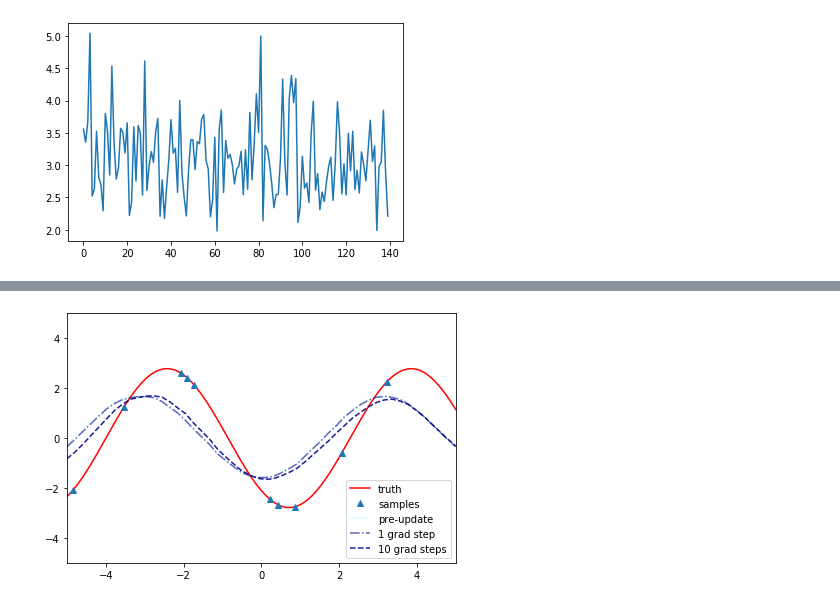
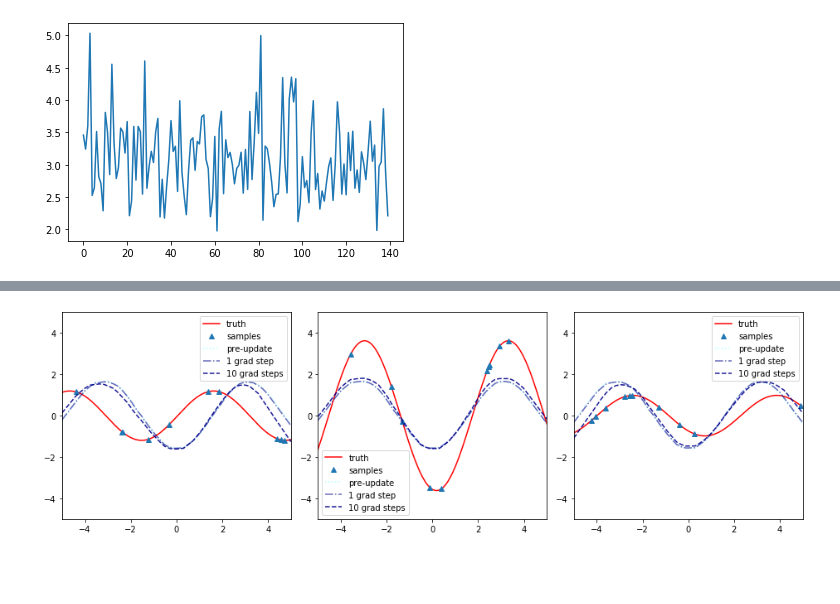
Before and after one commit to tpgillam/meta_learning, a Jupyter notebook: sinusoid.ipynb, the cells around one changed output, grey strips where cells are left out. Saved outputs shown, nothing was run; the diff lists cells and outputs as text; code cells hidden in the pictures; blank space fills up the shorter version.

```diff
--- a/sinusoid.ipynb
+++ b/sinusoid.ipynb
@@ -316,5 +304,6 @@ def meta_test(
-# %%
-meta_test(module)
-# %% [output]
-[figure, removed]
+# %%
+for _ in axes_iter(range(3)):
+    meta_test(module)
+# %% [output]
+[figure, added]
 # %%
```
Also changed, not shown: parts of 11 cells of this notebook.
